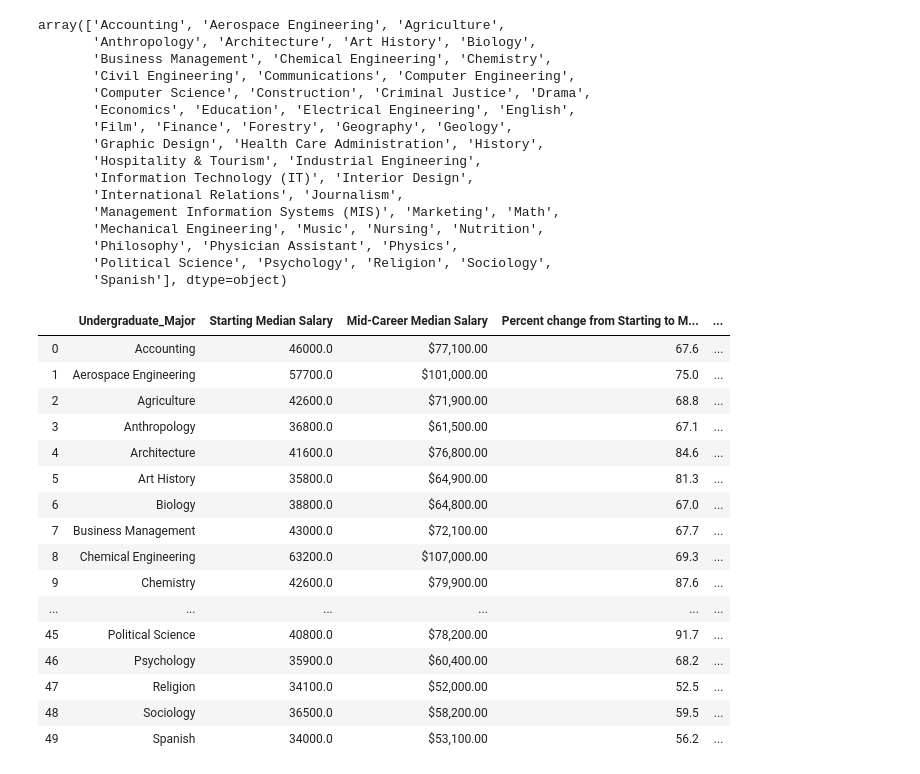
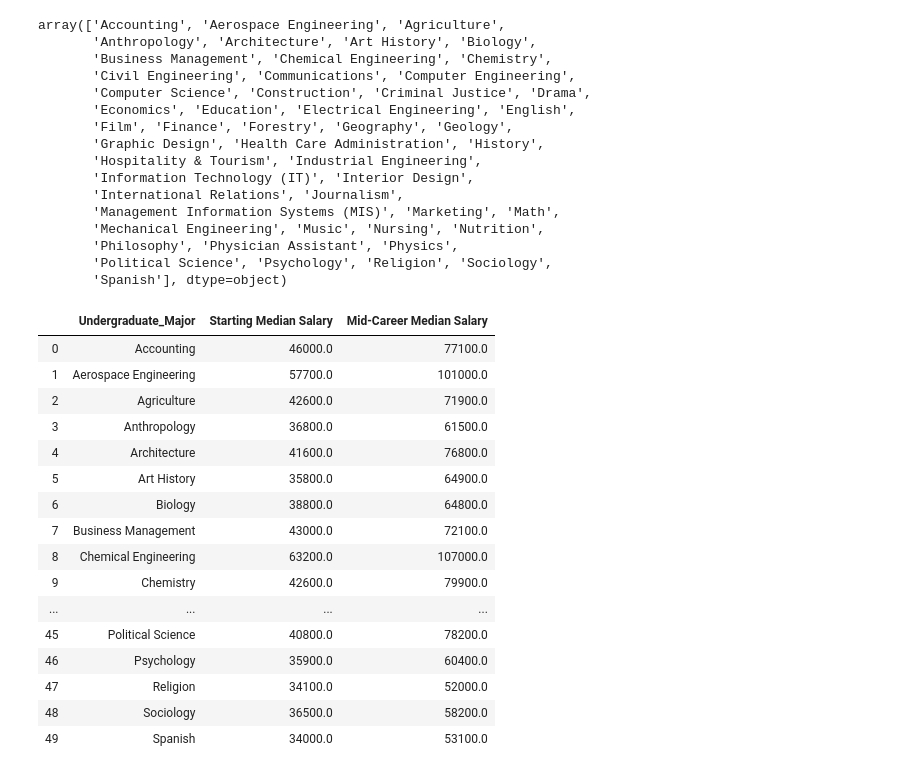
Before and after one commit to tajahnei/ETL-Project, a Jupyter notebook: data/kaggle/Degrees_that_pay_back.ipynb, the cells around one changed output. Cells and saved outputs as stored; diff of their text form; code cells hidden in the pictures.

```diff
--- a/data/kaggle/Degrees_that_pay_back.ipynb
+++ b/data/kaggle/Degrees_that_pay_back.ipynb
@@ -63,29 +63,28 @@ array(['Accounting', 'Aerospace Engineering', 'Agriculture',
        'Philosophy', 'Physician Assistant', 'Physics',
        'Political Science', 'Psychology', 'Religion', 'Sociology',
        'Spanish'], dtype=object)
-# %%
-degreesTPB_df['Starting Median Salary'] = degreesTPB_df['Starting Median Salary'].replace( '[\$,)]','', regex=True ).astype(float)
-
-degreesTPB_df
-# %% [output]
-|  | Undergraduate_Major | Starting Median Salary | Mid-Career Median Salary | Percent change from Starting to M... | ... |
-| 0 | Accounting | 46000.0 | $77,100.00 | 67.6 | ... |
-| 1 | Aerospace Engineering | 57700.0 | $101,000.00 | 75.0 | ... |
-| 2 | Agriculture | 42600.0 | $71,900.00 | 68.8 | ... |
-| 3 | Anthropology | 36800.0 | $61,500.00 | 67.1 | ... |
-| 4 | Architecture | 41600.0 | $76,800.00 | 84.6 | ... |
-| 5 | Art History | 35800.0 | $64,900.00 | 81.3 | ... |
-| 6 | Biology | 38800.0 | $64,800.00 | 67.0 | ... |
-| 7 | Business Management | 43000.0 | $72,100.00 | 67.7 | ... |
-| 8 | Chemical Engineering | 63200.0 | $107,000.00 | 69.3 | ... |
-| 9 | Chemistry | 42600.0 | $79,900.00 | 87.6 | ... |
-| ... | ... | ... | ... | ... | ... |
-| 45 | Political Science | 40800.0 | $78,200.00 | 91.7 | ... |
-| 46 | Psychology | 35900.0 | $60,400.00 | 68.2 | ... |
-| 47 | Religion | 34100.0 | $52,000.00 | 52.5 | ... |
-| 48 | Sociology | 36500.0 | $58,200.00 | 59.5 | ... |
-| 49 | Spanish | 34000.0 | $53,100.00 | 56.2 | ... |
 # %%
 for col in degreesTPB_df.columns:
     if 'Salary' in col:
         degreesTPB_df[col] = degreesTPB_df[col].replace( '[\$,)]','', regex=True ).astype(float)
+# %%
+degreesTPB_df = degreesTPB_df.drop(columns=['Percent change from Starting to Mid-Career Salary', 'Mid-Career 10th Percentile Salary', 'Mid-Career 25th Percentile Salary', 'Mid-Career 75th Percentile Salary', 'Mid-Career 90th Percentile Salary'])
+degreesTPB_df
+# %% [output]
+|  | Undergraduate_Major | Starting Median Salary | Mid-Career Median Salary |
+| 0 | Accounting | 46000.0 | 77100.0 |
+| 1 | Aerospace Engineering | 57700.0 | 101000.0 |
+| 2 | Agriculture | 42600.0 | 71900.0 |
+| 3 | Anthropology | 36800.0 | 61500.0 |
+| 4 | Architecture | 41600.0 | 76800.0 |
+| 5 | Art History | 35800.0 | 64900.0 |
+| 6 | Biology | 38800.0 | 64800.0 |
+| 7 | Business Management | 43000.0 | 72100.0 |
+| 8 | Chemical Engineering | 63200.0 | 107000.0 |
+| 9 | Chemistry | 42600.0 | 79900.0 |
+| ... | ... | ... | ... |
+| 45 | Political Science | 40800.0 | 78200.0 |
+| 46 | Psychology | 35900.0 | 60400.0 |
+| 47 | Religion | 34100.0 | 52000.0 |
+| 48 | Sociology | 36500.0 | 58200.0 |
+| 49 | Spanish | 34000.0 | 53100.0 |
```
Also changed, not shown: parts of 9 cells of this notebook.
